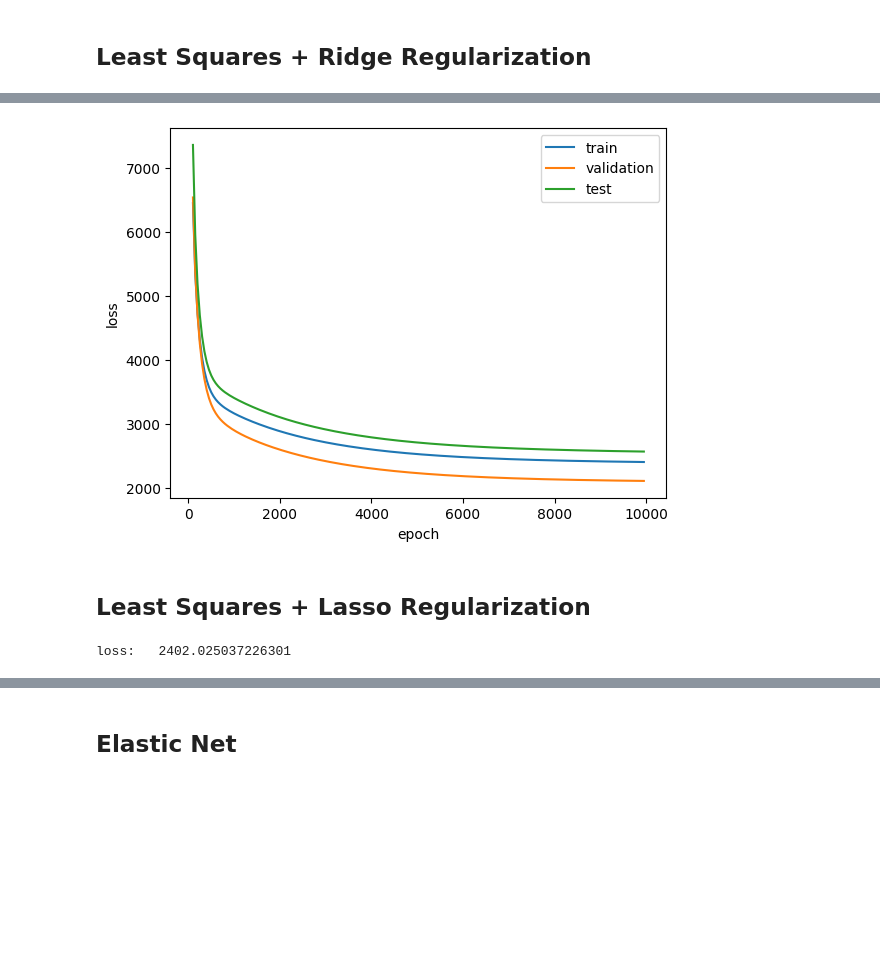
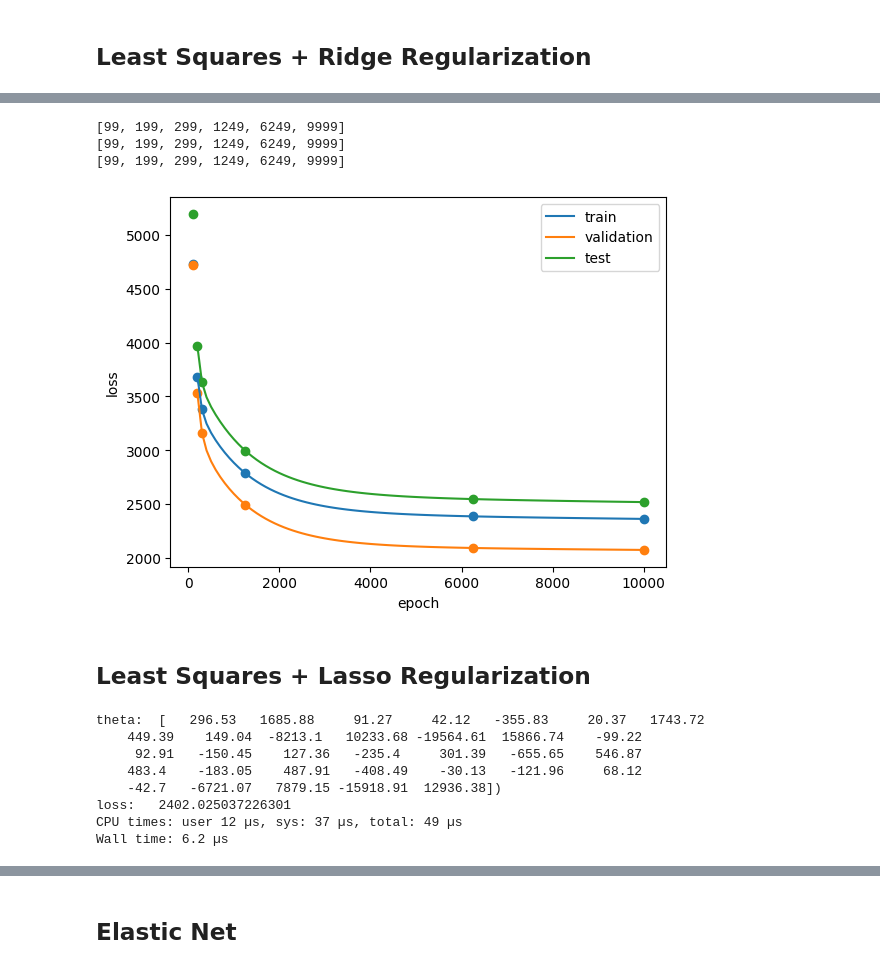
Before and after one commit to Marwyk2003/mpum_miniproject1, a Jupyter notebook: src/regression.ipynb, the cells around one changed output, grey strips where cells are left out. Saved outputs shown, nothing was run; the diff lists cells and outputs as text; code cells hidden in the pictures; blank space fills up the shorter version.

Commit message:
Improve plot

```diff
--- a/src/regression.ipynb
+++ b/src/regression.ipynb
@@ -84,15 +85,14 @@ sns.scatterplot(df, x='sin_x1', y='y')
 <Axes: xlabel='sin_x1', ylabel='y'>
 [figure]
 # %%
-def partition(train, valid):
-    assert train + valid <= 1
+def partition(df, frac, seed=1234):
+    assert 0 < frac < 1
+    df_train = df.sample(frac=frac, random_state=seed)
+    df_test = df.drop(df_train.index)
+    return df_train, df_test
 
-    df_train = df.sample(frac=train, random_state=1234)
-    df_valid = df.drop(df_train.index).sample(frac=valid/(1-train), random_state=1234)
-    df_test = df.drop(df_train.index).drop(df_valid.index)
-    return df_train, df_valid, df_test
-
-df_train, df_valid, df_test = partition(6/10, 2/10)
+df_train, df_test = partition(df, 6/10)
+df_valid, df_test = partition(df_test, 1/2)
 print("train: ", df_train.shape)
 print("validate: ", df_valid.shape)
 print("test: ", df_test.shape)
@@ -118,12 +118,17 @@ train_X.shape, train_y.shape
 # %% [output]
 ((1199, 33), (1199, 1))
 # %%
-def plot(model, thetas, X, y, step, label=''):
+def plot(model, thetas, X, y, label=''):
+    step = len(thetas) // 100
     epochs = [ep for ep in range(0, len(thetas), step)]
 
     train_losses = [model._mse(y, model.pred(X, theta), theta) for theta in thetas[::step]]
     train_data = {'epoch': epochs[2:], 'loss': train_losses[2:]}
     sns.lineplot(data=pd.DataFrame(train_data), x='epoch', y='loss', label=label)
+
+    px = [int(len(thetas) * x)-1 for x in [0.01, 0.02, 0.03, 0.125, 0.625, 1]]
+    py = [model._mse(y, model.pred(X, thetas[x]), thetas[x]) for x in px]
+    plt.scatter(x=px, y=py)
 # %%
 train_X.shape
 # %% [output]
@@ -183,8 +205,11 @@ loss:   638.5376969104298
 # %%
-plot(rls_model, thetas, train_X, train_y, step=50, label='train')
-plot(rls_model, thetas, valid_X, valid_y, step=50, label='validation')
-plot(rls_model, thetas, test_X, test_y, step=50, label='test')
+plot(rls_model, thetas, train_X, train_y, label='train')
+plot(rls_model, thetas, valid_X, valid_y, label='validation')
+plot(rls_model, thetas, test_X, test_y, label='test')
 # %% [output]
+[99, 199, 299, 1249, 6249, 9999]
+[99, 199, 299, 1249, 6249, 9999]
+[99, 199, 299, 1249, 6249, 9999]
-[figure, old version]
+[figure, new version]
 # %% [markdown]
 ## Least Squares + Lasso Regularization
@@ -191,8 +218,15 @@ plot(rls_model, thetas, test_X, test_y, step=50, label='test')
 # %%
-lls_model = LassoLSModel(train_X, train_y, 0.000001)
 thetas, loss = lls_model.train(5000, step_size=0.2)
-# print(f'theta: \t{np.reshape(np.round(thetas[-1],4), thetas[-1].shape[0])}')
+print(f'theta:\t{np.reshape(np.round(theta,2), theta.shape[0])})')
 print(f'loss:\t{loss}')
+%time
 # %% [output]
+theta:  [   296.53   1685.88     91.27     42.12   -355.83     20.37   1743.72
+    449.39    149.04  -8213.1   10233.68 -19564.61  15866.74    -99.22
+     92.91   -150.45    127.36   -235.4     301.39   -655.65    546.87
+    483.4    -183.05    487.91   -408.49    -30.13   -121.96     68.12
+    -42.7   -6721.07   7879.15 -15918.91  12936.38])
 loss:   2402.025037226301
+CPU times: user 12 µs, sys: 37 µs, total: 49 µs
+Wall time: 6.2 µs
 # %%
```
Also changed, not shown: parts of 14 cells of this notebook, 1 other file.
